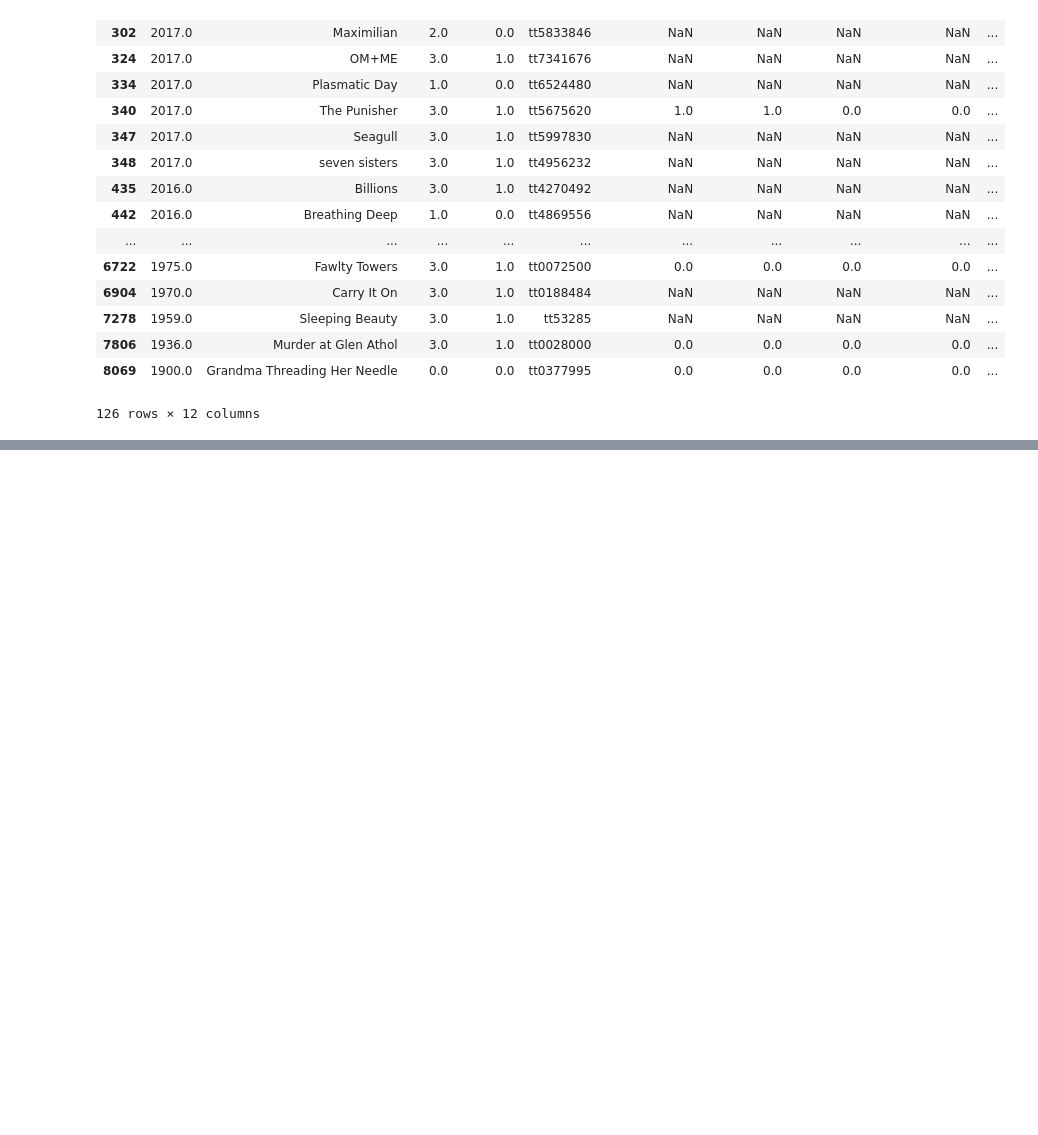
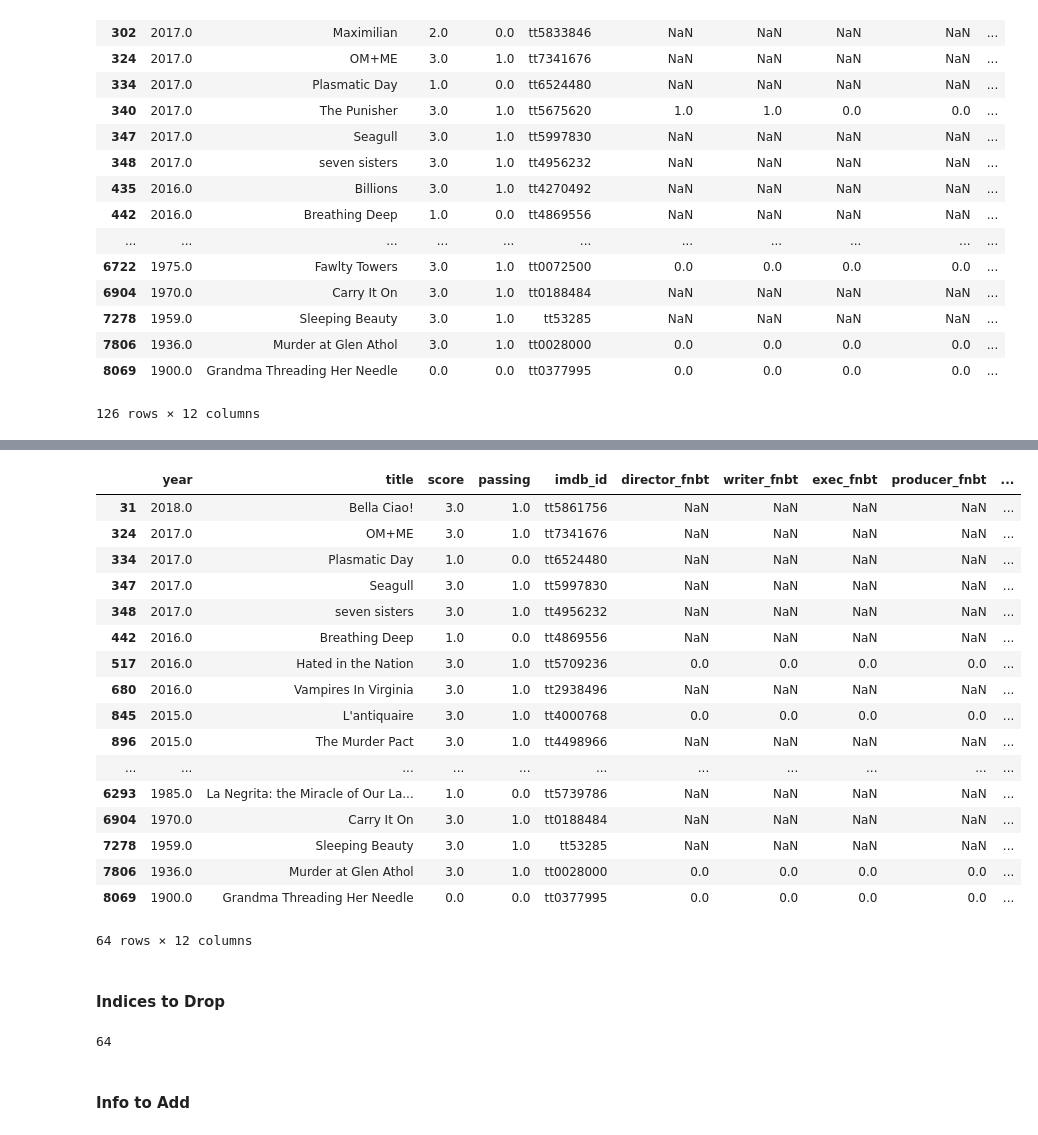
Before and after one commit to MagicMilly/women-in-film-analysis-dashboard, a Jupyter notebook: more_data_munging_useful.ipynb, the cells around one changed output, grey strips where cells are left out. Cells and saved outputs as stored; diff of their text form; code cells hidden in the pictures; blank space fills up the shorter version.

```diff
--- a/more_data_munging_useful.ipynb
+++ b/more_data_munging_useful.ipynb
@@ -2093,0 +2106,3 @@ bechdel_bad_ids
+# %%
+bad_ids = pd.read_csv('my_data/api_detective_work.csv')
+bad_ids.head()
@@ -2093,0 +2118,3 @@ bechdel_bad_ids
+# %%
+tv_show_ids = bad_ids.tv_shows.values
+tv_show_ids
@@ -2093,0 +2136,3 @@ bechdel_bad_ids
+# %%
+offending_indices = np.where(bechdel_df.imdb_id.isin(tv_show_ids))
+offending_indices
@@ -2093,0 +2155,2 @@ bechdel_bad_ids
+# %%
+bechdel_no_tv_shows = bechdel_df.drop(offending_indices[0], axis=0)
@@ -2093,0 +2204,32 @@ bechdel_bad_ids
+# %%
+under_suspicion = bechdel_no_tv_shows[bechdel_no_tv_shows.imdb_id.isin(bad_ids.not_tv_shows.values)]
+under_suspicion
+# %% [output]
+|  | year | title | score | passing | imdb_id | director_fnbt | writer_fnbt | exec_fnbt | producer_fnbt | ... |
+| 31 | 2018.0 | Bella Ciao! | 3.0 | 1.0 | tt5861756 | NaN | NaN | NaN | NaN | ... |
+| 324 | 2017.0 | OM+ME | 3.0 | 1.0 | tt7341676 | NaN | NaN | NaN | NaN | ... |
+| 334 | 2017.0 | Plasmatic Day | 1.0 | 0.0 | tt6524480 | NaN | NaN | NaN | NaN | ... |
+| 347 | 2017.0 | Seagull | 3.0 | 1.0 | tt5997830 | NaN | NaN | NaN | NaN | ... |
+| 348 | 2017.0 | seven sisters | 3.0 | 1.0 | tt4956232 | NaN | NaN | NaN | NaN | ... |
+| 442 | 2016.0 | Breathing Deep | 1.0 | 0.0 | tt4869556 | NaN | NaN | NaN | NaN | ... |
+| 517 | 2016.0 | Hated in the Nation | 3.0 | 1.0 | tt5709236 | 0.0 | 0.0 | 0.0 | 0.0 | ... |
+| 680 | 2016.0 | Vampires In Virginia | 3.0 | 1.0 | tt2938496 | NaN | NaN | NaN | NaN | ... |
+| 845 | 2015.0 | L'antiquaire | 3.0 | 1.0 | tt4000768 | 0.0 | 0.0 | 0.0 | 0.0 | ... |
+| 896 | 2015.0 | The Murder Pact | 3.0 | 1.0 | tt4498966 | NaN | NaN | NaN | NaN | ... |
+| ... | ... | ... | ... | ... | ... | ... | ... | ... | ... | ... |
+| 6293 | 1985.0 | La Negrita: the Miracle of Our La... | 1.0 | 0.0 | tt5739786 | NaN | NaN | NaN | NaN | ... |
+| 6904 | 1970.0 | Carry It On | 3.0 | 1.0 | tt0188484 | NaN | NaN | NaN | NaN | ... |
+| 7278 | 1959.0 | Sleeping Beauty | 3.0 | 1.0 | tt53285 | NaN | NaN | NaN | NaN | ... |
+| 7806 | 1936.0 | Murder at Glen Athol | 3.0 | 1.0 | tt0028000 | 0.0 | 0.0 | 0.0 | 0.0 | ... |
+| 8069 | 1900.0 | Grandma Threading Her Needle | 0.0 | 0.0 | tt0377995 | 0.0 | 0.0 | 0.0 | 0.0 | ... |
+64 rows × 12 columns
+# %% [markdown]
+#### Indices to Drop
+# %%
+# some of these I can see are Black Mirror episodes, so wouldn't have
+# shown up on TMDB API as a TV SHOW
+drop_these_indices = [324, 517, 993, 1266, 1395, 1440, 1723, ]
+# %% [output]
+64
+# %% [markdown]
+#### Info to Add
```
Also changed, not shown: parts of 12 cells of this notebook.
